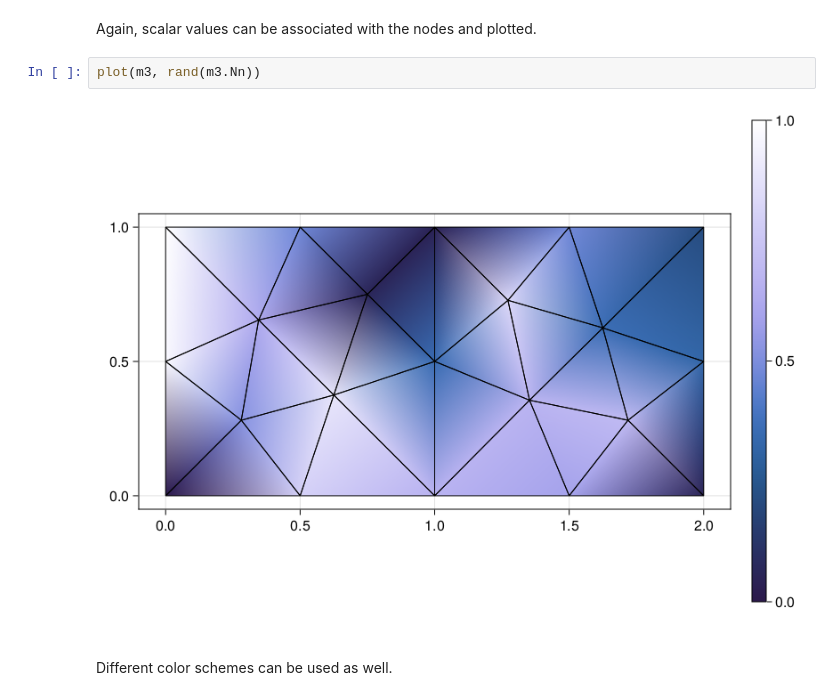
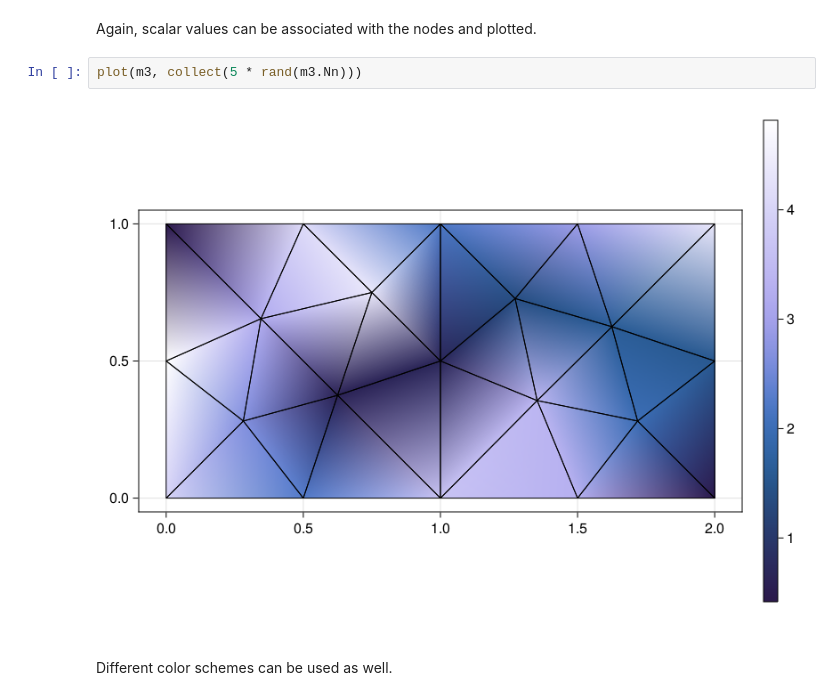
Before and after one commit to matthiasbaitsch/GmshJL, a Jupyter notebook: doc/femeshdemo.ipynb, the cells around one changed output. Cells and saved outputs as stored; diff of their text form.

```diff
--- a/doc/femeshdemo.ipynb
+++ b/doc/femeshdemo.ipynb
@@ -88,9 +90,9 @@ plot(m3)
 # %% [markdown]
 Again, scalar values can be associated with the nodes and plotted.
 # %%
-plot(m3, rand(m3.Nn))
+plot(m3, collect(5 * rand(m3.Nn)))
 # %% [output]
-[figure, old version]
+[figure, new version]
 # %% [markdown]
 Different color schemes can be used as well.
 # %%
```
Also changed, not shown: parts of 4 cells of this notebook, 5 other files.
